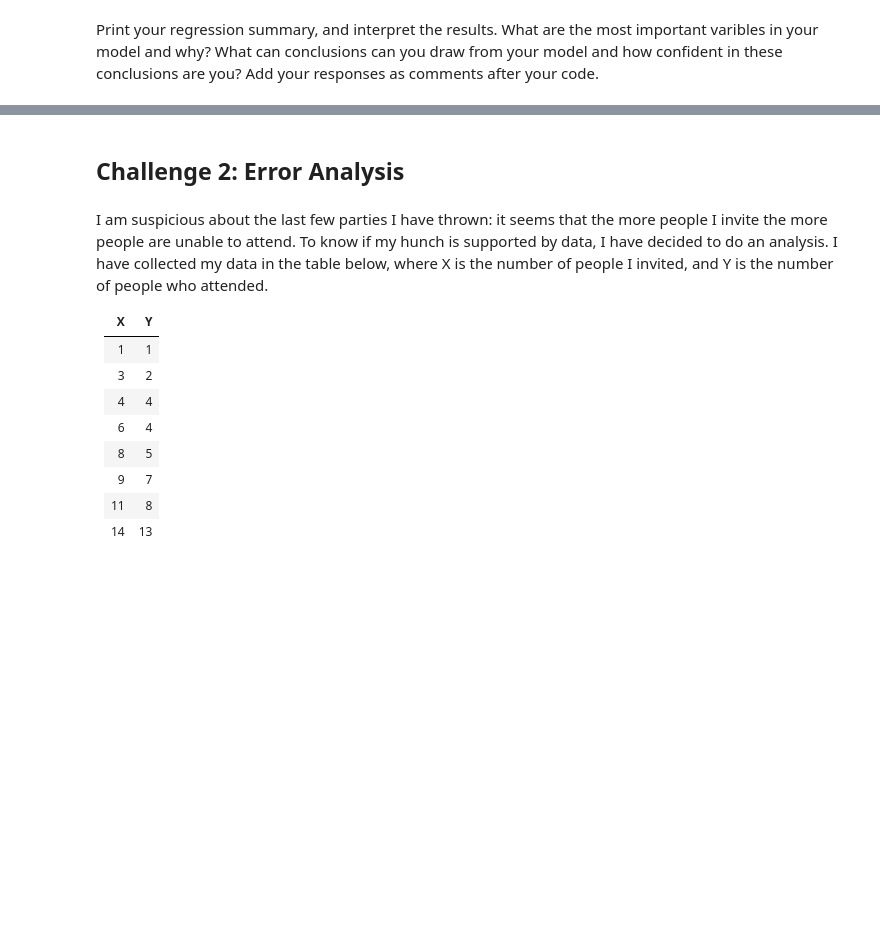
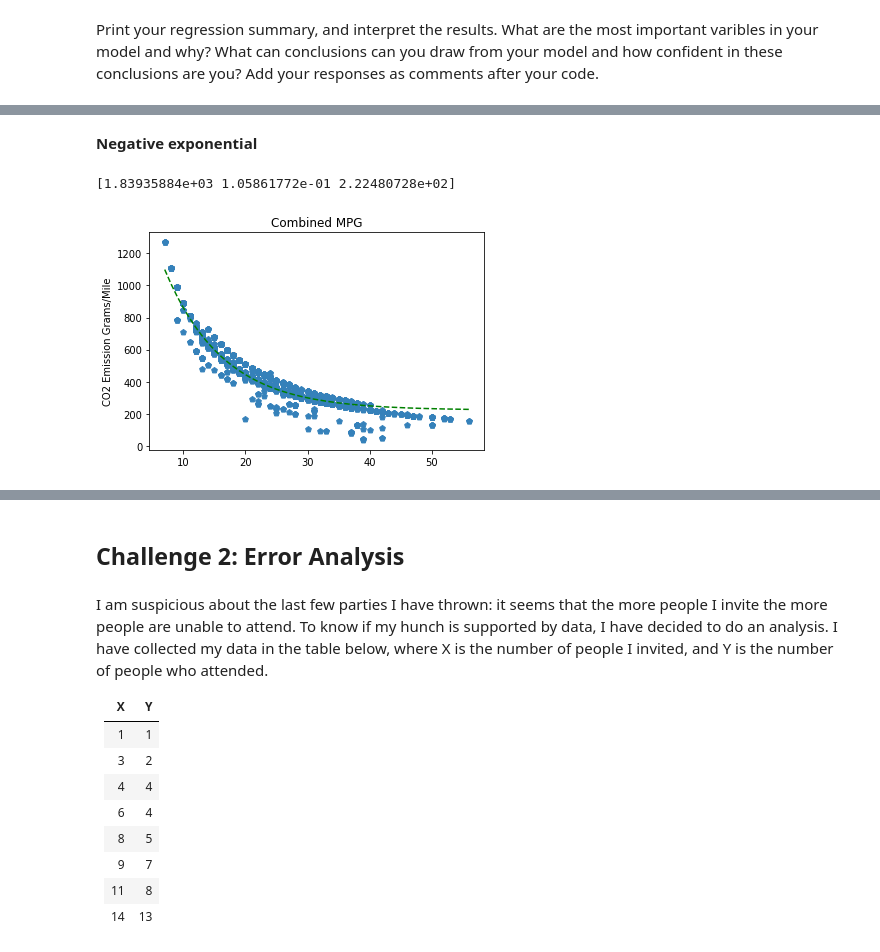
Before and after one commit to ta-data-lis/lab-regression-analysis, a Jupyter notebook: your-code/challenge1.ipynb, the cells around one changed output, grey strips where cells are left out. Drawn from its saved outputs; the diff is of its cells as text; code cells hidden in the pictures; blank space fills up the shorter version.

```diff
--- a/your-code/challenge1.ipynb
+++ b/your-code/challenge1.ipynb
@@ -202,0 +311,28 @@ Print your regression summary, and interpret the results. What are the most impo
+# %%
+def reciprocal(x,a,b):
+    return np.reciprocal(a*x) + b
+
+def cubic(x,a,b,c,d):
+    return a*x**3 + b*x**2 + c*x + d
+
+def negative_exponential(x,a,b,c):
+    return a*np.exp(-b*x) + c
+
+def logaritmic(x,a,b):
+    return a*np.log(x)+b
+# %% [markdown]
+**Negative exponential**
+# %%
+popt, pcov= curve_fit(negative_exponential, df['Combined MPG'], df['CO2 Emission Grams/Mile'])
+print(popt)
+
+x = df['Combined MPG'].sort_values()
+co2_scatter(df['Combined MPG'],'Combined MPG')
+plt.plot(x, negative_exponential(x, *popt),'g--')
+
+plt.show()
+
+# I DON'T LIKE IT, I WOULD TURN IT SOME DEGREES TO THE RIGHT 🤯
+# %% [output]
+[1.83935884e+03 1.05861772e-01 2.22480728e+02]
+[figure, added]
```
Also changed, not shown: parts of 31 cells of this notebook, 1 other file.
